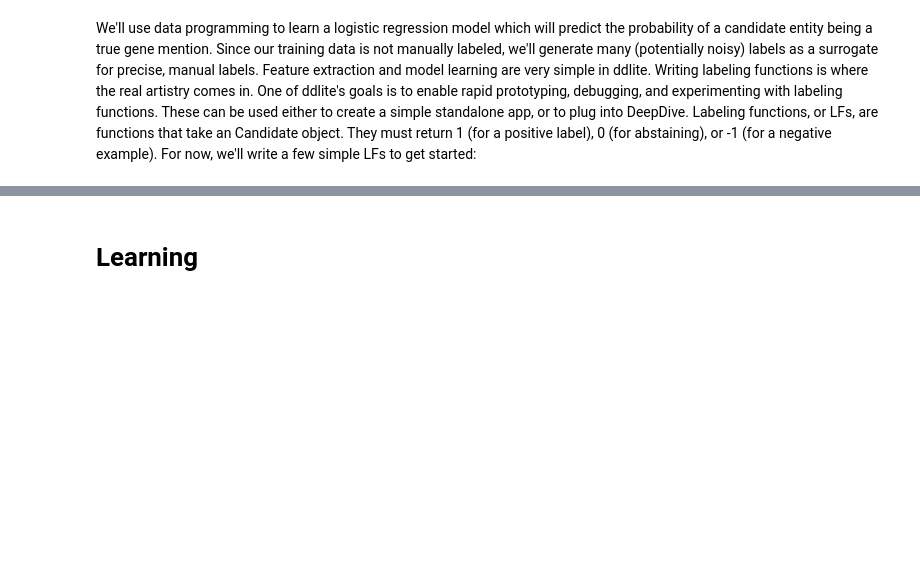
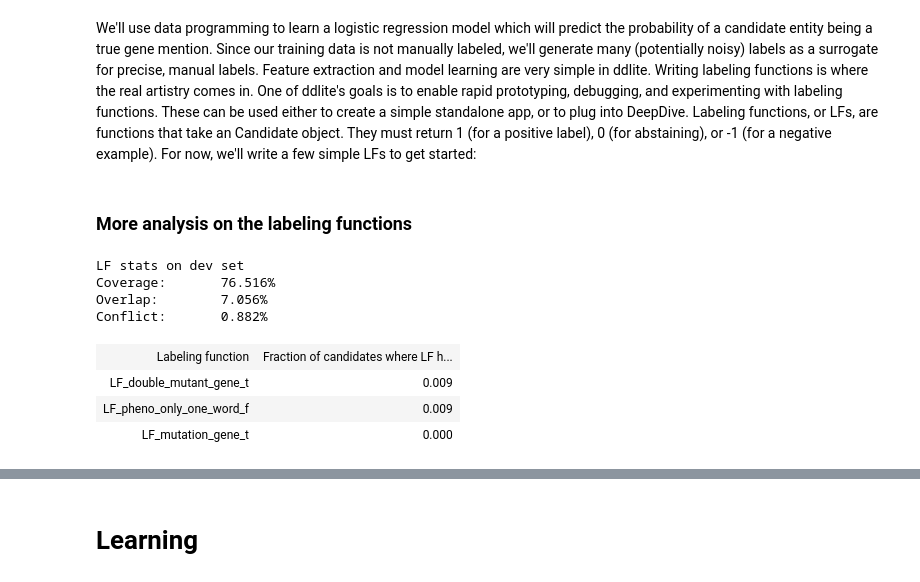
Before and after one commit to ThomasPalomares/ddlite, a Jupyter notebook: examples/GenePhenoArabidopsis.ipynb, the cells around one changed output, grey strips where cells are left out. Saved outputs shown, nothing was run; the diff lists cells and outputs as text; code cells hidden in the pictures; blank space fills up the shorter version.

```diff
--- a/examples/GenePhenoArabidopsis.ipynb
+++ b/examples/GenePhenoArabidopsis.ipynb
@@ -253,3 +238,12 @@ def LF_in_WT_pheno_f(r):
 # %%
 LFs= [LF_mutation_gene_t, LF_mutation_pheno_t, LF_pheno_before_gene_f, LF_pheno_only_verb_f, LF_pheno_only_one_word_f, LF_gene_pheno_words_in_common_f, LF_gene_ends_in_gfp_f, LF_double_mutant_gene_t, LF_in_WT_pheno_f]
 DDL.apply_lfs(LFs, clear=True)
+# %% [markdown]
+### More analysis on the labeling functions
+# %%
+DDL.print_lf_stats()
+# %% [output]
+LF stats on dev set
+Coverage:       76.516%
+Overlap:        7.056%
+Conflict:       0.882%
@@ -255,0 +252,7 @@ DDL.apply_lfs(LFs, clear=True)
+# %%
+DDL.top_conflict_lfs(n=3)
+# %% [output]
+| Labeling function | Fraction of candidates where LF h... |
+| LF_double_mutant_gene_t | 0.009 |
+| LF_pheno_only_one_word_f | 0.009 |
+| LF_mutation_gene_t | 0.000 |
```
Also changed, not shown: parts of 6 cells of this notebook.
